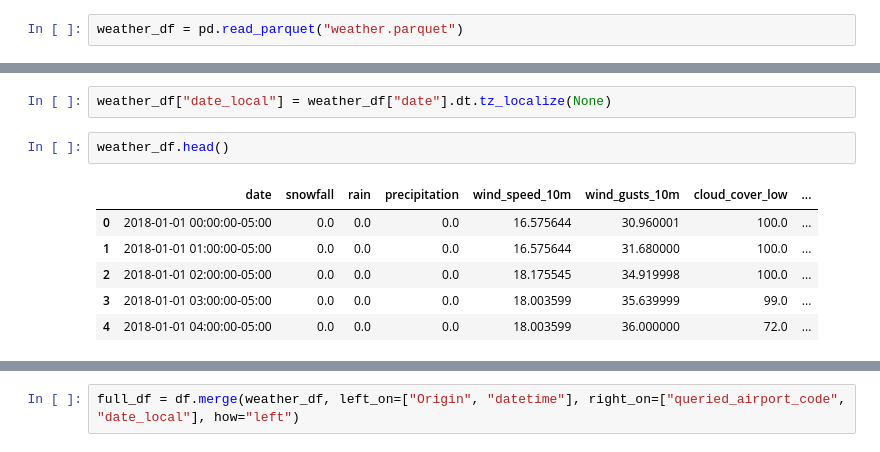
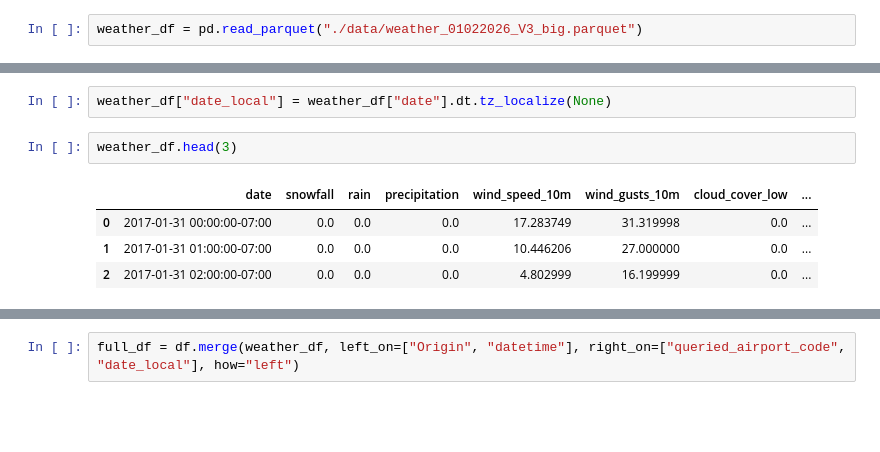
Before and after one commit to rashdul/flight-delay-prediction, a Jupyter notebook: notebooks/01_data_exploration_second_try.ipynb, the cells around one changed output, grey strips where cells are left out. Cells and saved outputs as stored; diff of their text form; blank space fills up the shorter version.

```diff
--- a/notebooks/01_data_exploration_second_try.ipynb
+++ b/notebooks/01_data_exploration_second_try.ipynb
@@ -361,5 +363,5 @@ weather_df = pd.concat(dfs, ignore_index=True)
 ['MCI', 'MGM', 'MSP', 'DCA', 'FAY', 'OAJ', 'STL', 'CWA', 'DTW', 'RDU']
 KeyboardInterrupt:
 # %%
-weather_df = pd.read_parquet("weather.parquet")
+weather_df = pd.read_parquet("./data/weather_01022026_V3_big.parquet")
 # %%
@@ -426,11 +374,9 @@ weather_df.head()
 # %%
 weather_df["date_local"] = weather_df["date"].dt.tz_localize(None)
 # %%
-weather_df.head()
+weather_df.head(3)
 # %% [output]
 |  | date | snowfall | rain | precipitation | wind_speed_10m | wind_gusts_10m | cloud_cover_low | ... |
-| 0 | 2018-01-01 00:00:00-05:00 | 0.0 | 0.0 | 0.0 | 16.575644 | 30.960001 | 100.0 | ... |
-| 1 | 2018-01-01 01:00:00-05:00 | 0.0 | 0.0 | 0.0 | 16.575644 | 31.680000 | 100.0 | ... |
-| 2 | 2018-01-01 02:00:00-05:00 | 0.0 | 0.0 | 0.0 | 18.175545 | 34.919998 | 100.0 | ... |
-| 3 | 2018-01-01 03:00:00-05:00 | 0.0 | 0.0 | 0.0 | 18.003599 | 35.639999 | 99.0 | ... |
-| 4 | 2018-01-01 04:00:00-05:00 | 0.0 | 0.0 | 0.0 | 18.003599 | 36.000000 | 72.0 | ... |
+| 0 | 2017-01-31 00:00:00-07:00 | 0.0 | 0.0 | 0.0 | 17.283749 | 31.319998 | 0.0 | ... |
+| 1 | 2017-01-31 01:00:00-07:00 | 0.0 | 0.0 | 0.0 | 10.446206 | 27.000000 | 0.0 | ... |
+| 2 | 2017-01-31 02:00:00-07:00 | 0.0 | 0.0 | 0.0 | 4.802999 | 16.199999 | 0.0 | ... |
```
Also changed, not shown: parts of 28 cells of this notebook.
